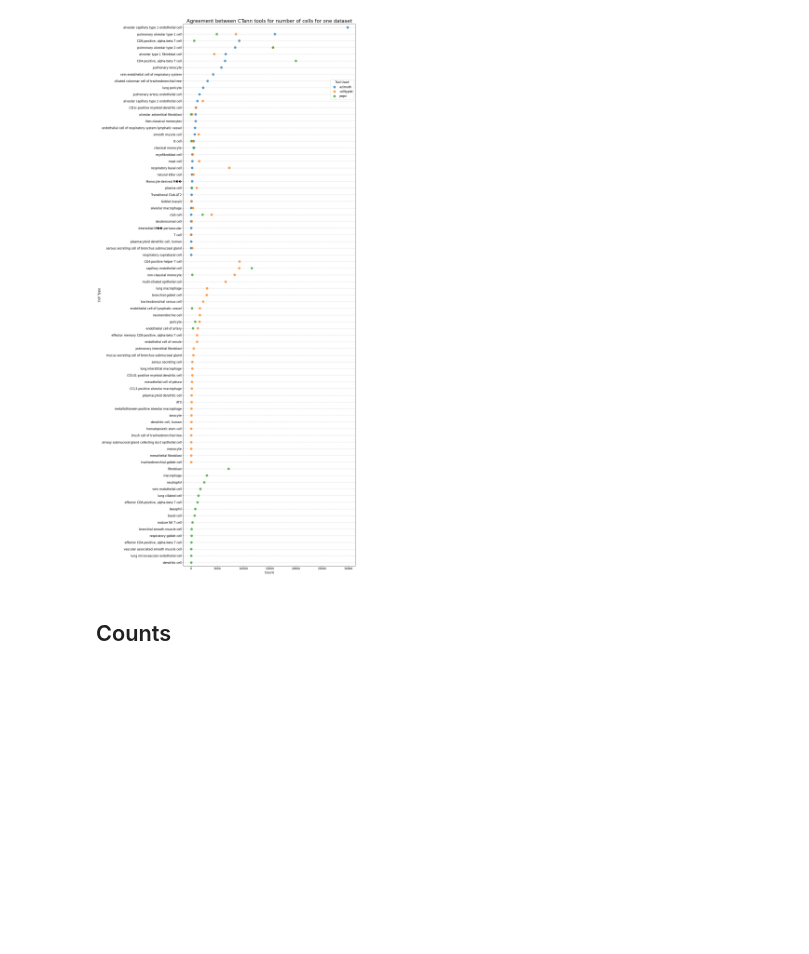
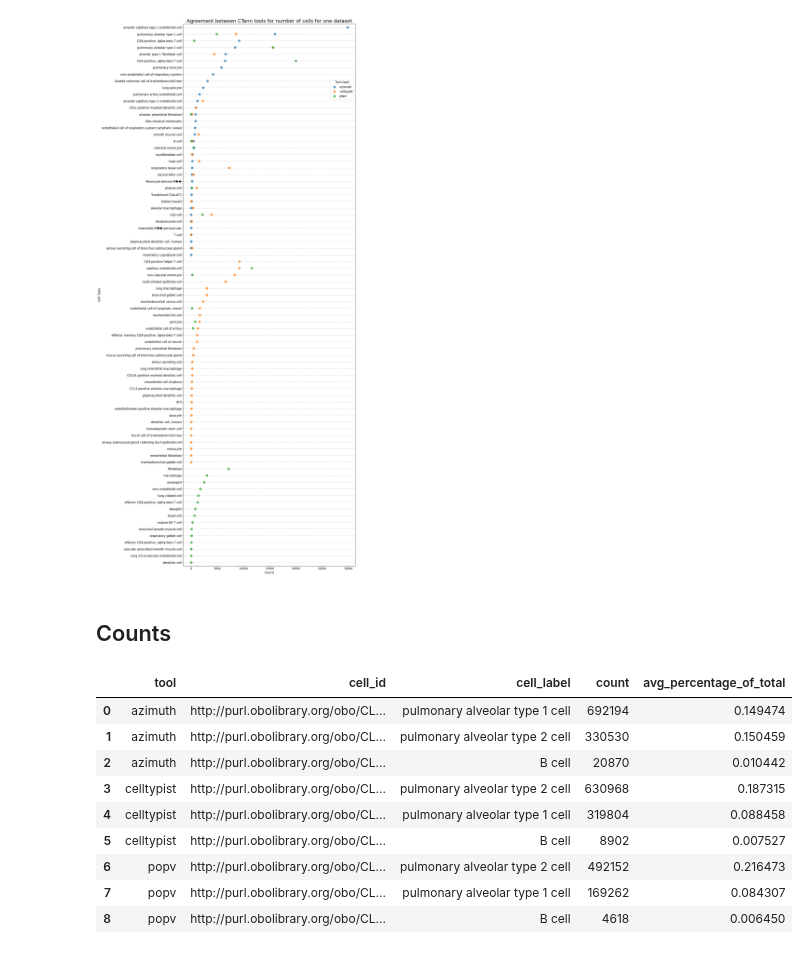
Before and after one commit to cns-iu/hra-pop-notebooks, a Jupyter notebook: cfde_lung.ipynb, the cells around one changed output. Cells and saved outputs as stored; diff of their text form; code cells hidden in the pictures; blank space fills up the shorter version.

Commit message:
Updated counts

```diff
--- a/cfde_lung.ipynb
+++ b/cfde_lung.ipynb
@@ -206,10 +206,21 @@ plt.show()
 # %%
 cell_types_of_interest = [
     'B cell', 'pulmonary alveolar type 1 cell', 'pulmonary alveolar type 2 cell']
 
-df_interest = df_lung_dataset_cell_summaries_by_ctann[df_lung_dataset_cell_summaries_by_ctann['cell_label'].isin(
+df_interest = df_lung_ctann_cell_summaries[df_lung_ctann_cell_summaries['cell_label'].isin(
     cell_types_of_interest)].reset_index().drop(columns=['index'])
 df_interest
+# %% [output]
+|  | tool | cell_id | cell_label | count | avg_percentage_of_total |
+| 0 | azimuth | http://purl.obolibrary.org/obo/CL... | pulmonary alveolar type 1 cell | 692194 | 0.149474 |
+| 1 | azimuth | http://purl.obolibrary.org/obo/CL... | pulmonary alveolar type 2 cell | 330530 | 0.150459 |
+| 2 | azimuth | http://purl.obolibrary.org/obo/CL... | B cell | 20870 | 0.010442 |
+| 3 | celltypist | http://purl.obolibrary.org/obo/CL... | pulmonary alveolar type 2 cell | 630968 | 0.187315 |
+| 4 | celltypist | http://purl.obolibrary.org/obo/CL... | pulmonary alveolar type 1 cell | 319804 | 0.088458 |
+| 5 | celltypist | http://purl.obolibrary.org/obo/CL... | B cell | 8902 | 0.007527 |
+| 6 | popv | http://purl.obolibrary.org/obo/CL... | pulmonary alveolar type 2 cell | 492152 | 0.216473 |
+| 7 | popv | http://purl.obolibrary.org/obo/CL... | pulmonary alveolar type 1 cell | 169262 | 0.084307 |
+| 8 | popv | http://purl.obolibrary.org/obo/CL... | B cell | 4618 | 0.006450 |
 # %%
 # export to csv
 df_interest.to_csv('output/df_cells_of_interest.csv', index=False)
```
Also changed, not shown: 1 other file.
